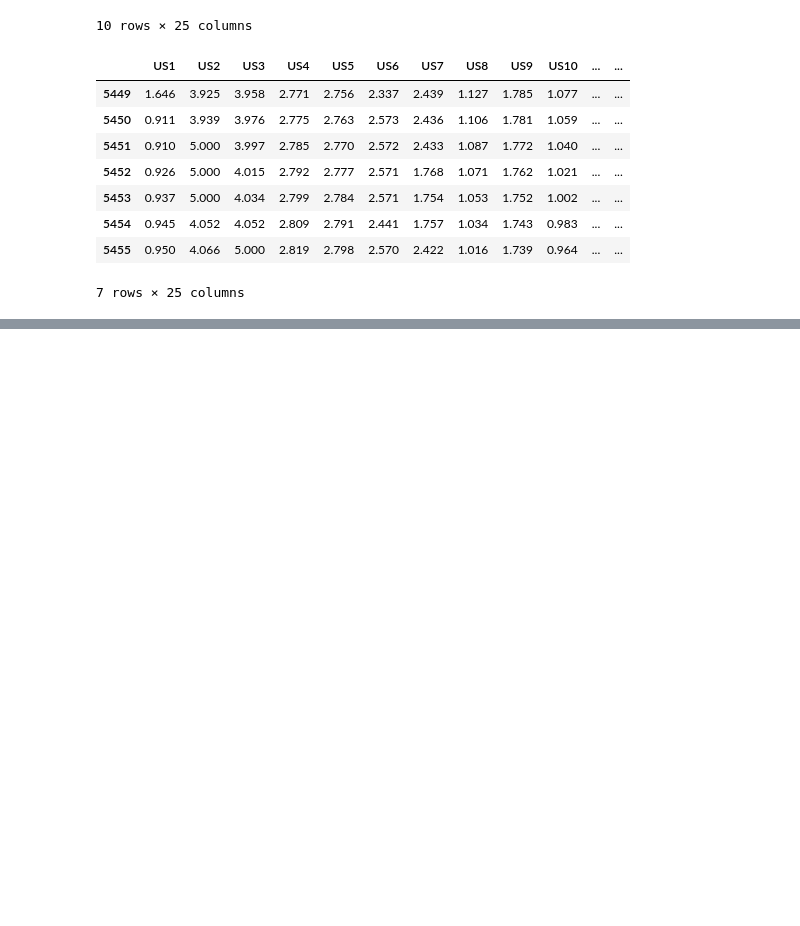
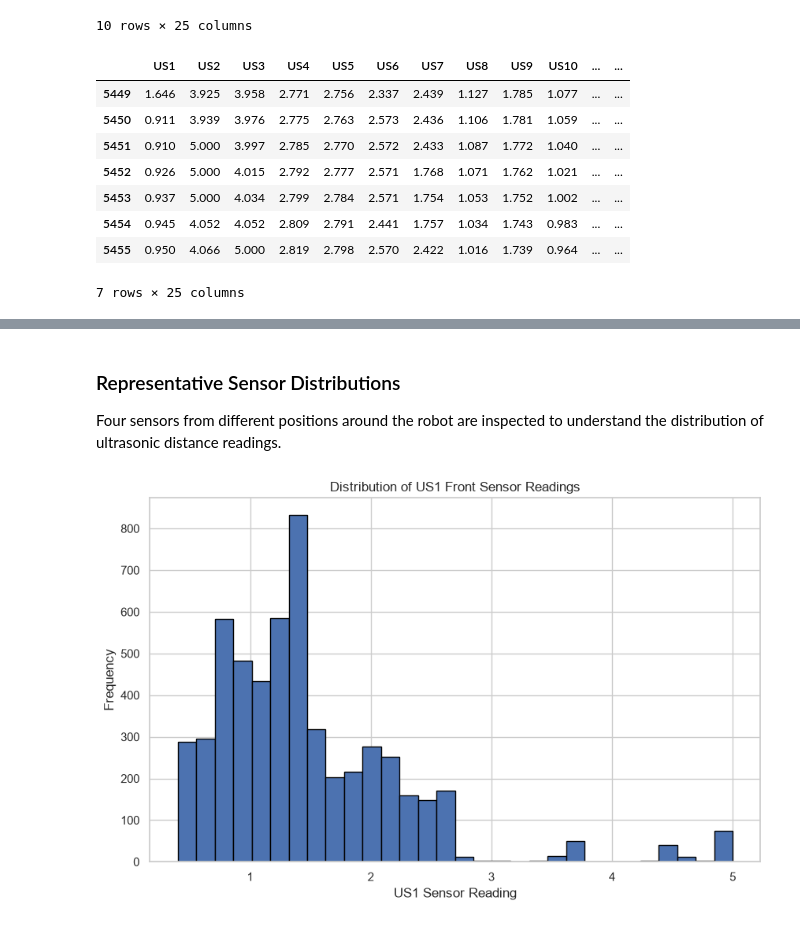
Before and after one commit to jannatjarin/robot-navigation-ml, a Jupyter notebook: notebooks/robot_navigation.ipynb, the cells around one changed output, grey strips where cells are left out. Drawn from its saved outputs; the diff is of its cells as text; code cells hidden in the pictures; blank space fills up the shorter version.

```diff
--- a/notebooks/robot_navigation.ipynb
+++ b/notebooks/robot_navigation.ipynb
@@ -85,0 +311,20 @@ df.tail(7)
+# %% [markdown]
+### Representative Sensor Distributions
+
+Four sensors from different positions around the robot are inspected to understand the distribution of ultrasonic distance readings.
+# %%
+plt.figure(figsize=(10, 6))
+
+plt.hist(
+    df["US1"],
+    bins=30,
+    edgecolor="black"
+)
+
+plt.xlabel("US1 Sensor Reading")
+plt.ylabel("Frequency")
+plt.title("Distribution of US1 Front Sensor Readings")
+
+plt.show()
+# %% [output]
+[figure, added]
```
Also changed, not shown: parts of 25 cells of this notebook.
